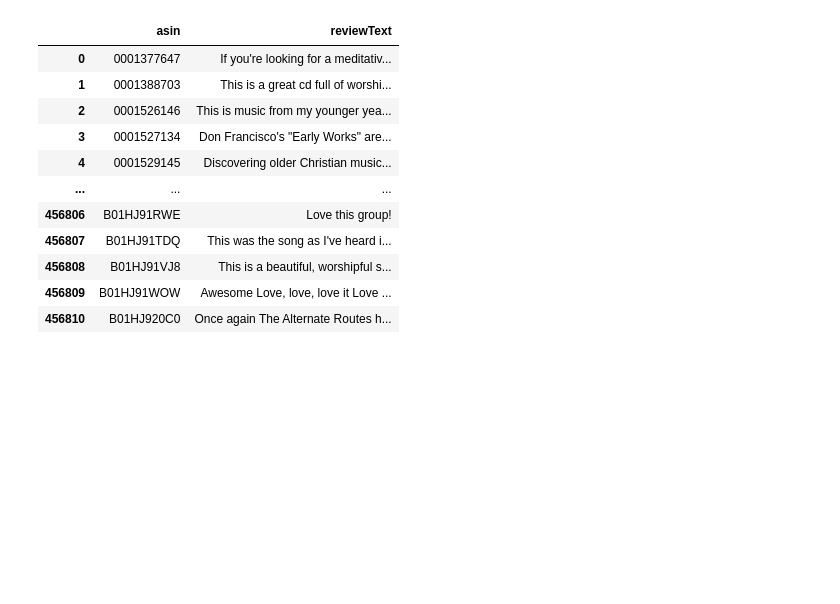
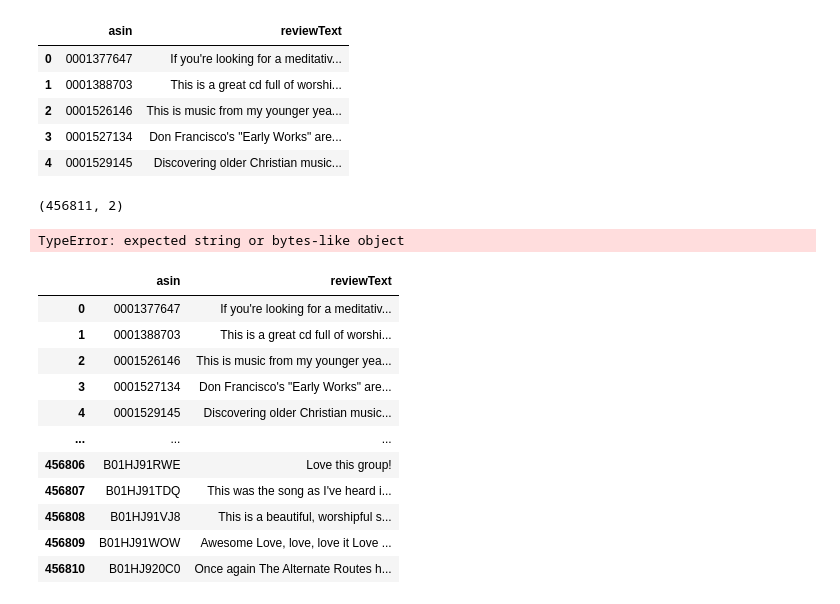
Before and after one commit to RigatN/Amazon_Digital_Music_Recommendation_System, a Jupyter notebook: content_based.ipynb, the cells around one changed output. Cells and saved outputs as stored; diff of their text form; code cells hidden in the pictures; blank space fills up the shorter version.

```diff
--- a/content_based.ipynb
+++ b/content_based.ipynb
@@ -37,6 +27,23 @@ grouped_reviews = music_review2.groupby('asin')['reviewText'].agg(lambda x: ' '.
 
 # Convert the result back to a DataFrame
 grouped_reviews_df = pd.DataFrame(grouped_reviews).reset_index()
+# %%
+grouped_reviews_df.head()
+# %% [output]
+|  | asin | reviewText |
+| 0 | 0001377647 | If you're looking for a meditativ... |
+| 1 | 0001388703 | This is a great cd full of worshi... |
+| 2 | 0001526146 | This is music from my younger yea... |
+| 3 | 0001527134 | Don Francisco's "Early Works" are... |
+| 4 | 0001529145 | Discovering older Christian music... |
+# %%
+grouped_reviews_df.shape
+# %% [output]
+(456811, 2)
+# %%
+clean_review(grouped_reviews_df)
+# %% [output]
+TypeError: expected string or bytes-like object
 # %%
 grouped_reviews_df
 # %% [output]
```
Also changed, not shown: parts of 6 cells of this notebook, 2 other files.
